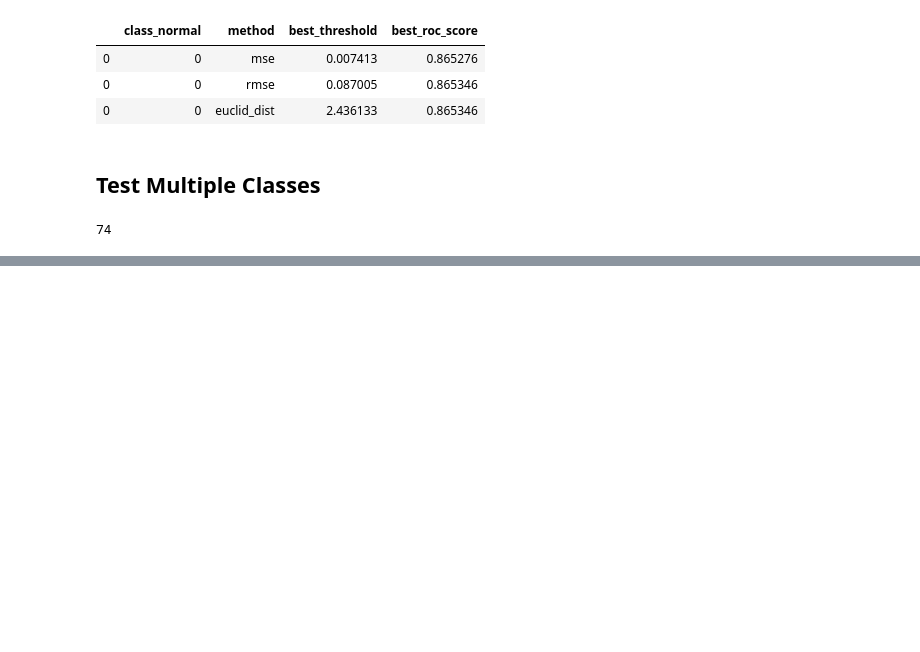
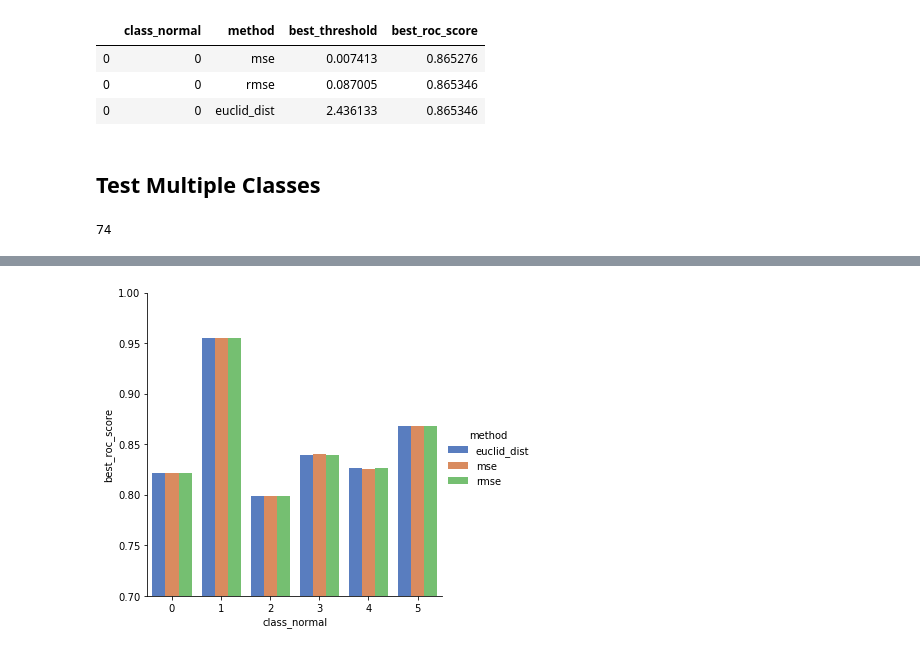
Before and after one commit to tvhahn/autoencoder-sandbox, a Jupyter notebook: notebooks/6.0-autoencoder-anomaly-detection.ipynb, the cells around one changed output, grey strips where cells are left out. Drawn from its saved outputs; the diff is of its cells as text; code cells hidden in the pictures; blank space fills up the shorter version.

```diff
--- a/notebooks/6.0-autoencoder-anomaly-detection.ipynb
+++ b/notebooks/6.0-autoencoder-anomaly-detection.ipynb
@@ -631,0 +630,4 @@ df_all
+# %%
+df1=df_all.groupby(['class_normal', 'method']).mean()
+df1.reset_index(inplace=True)
+df1
@@ -631,0 +672,6 @@ df_all
+# %%
+sns.catplot(x='class_normal', y='best_roc_score', hue='method', data=df1, kind='bar',palette="muted")
+plt.ylim(0.7, 1.0)
+plt.show()
+# %% [output]
+[figure, added]
```
Also changed, not shown: parts of 7 cells of this notebook, 1 other file.
